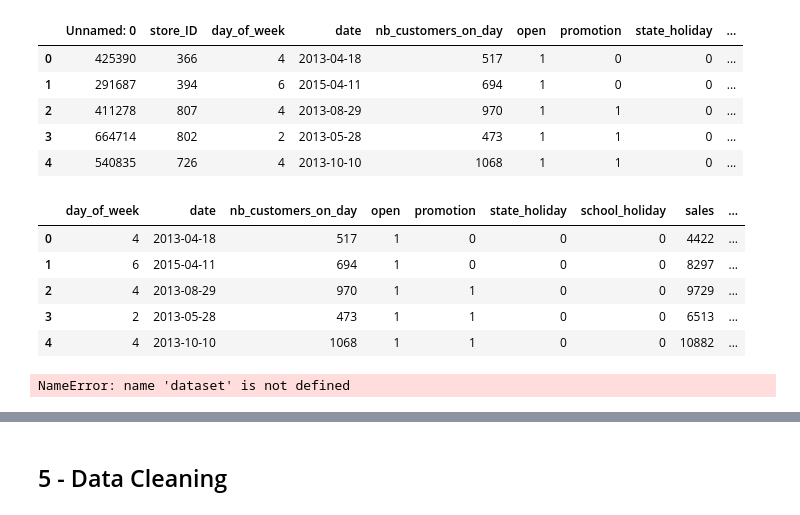
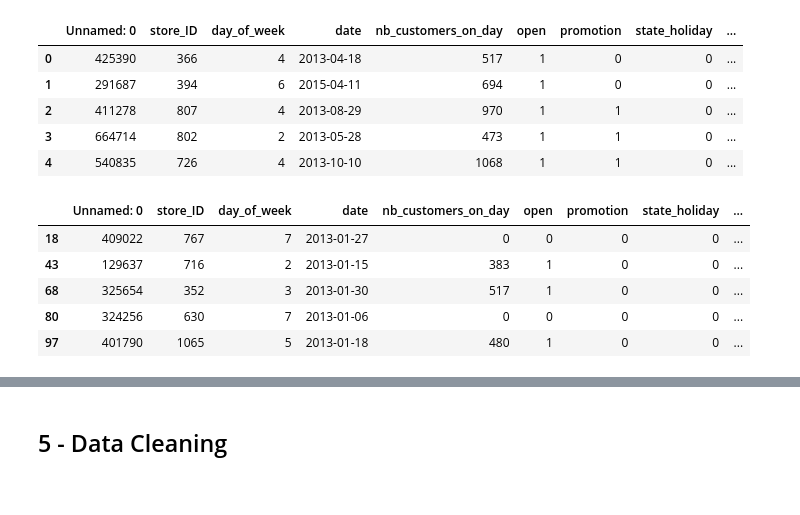
Before and after one commit to shaniewill/IronHack_IronKeggle-_OneTeamOneDream_Uschi_Shanie_Alex, a Jupyter notebook: group1.ipynb, the cells around one changed output, grey strips where cells are left out. Saved outputs shown, nothing was run; the diff lists cells and outputs as text; code cells hidden in the pictures.

```diff
--- a/group1.ipynb
+++ b/group1.ipynb
@@ -171,17 +165,12 @@ display(date_df.head())
 | 3 | 664714 | 802 | 2 | 2013-05-28 | 473 | 1 | 1 | 0 | ... |
 | 4 | 540835 | 726 | 4 | 2013-10-10 | 1068 | 1 | 1 | 0 | ... |
 # %%
-# spiting data, use the 3.3 date soring, cosider time series
-# train, validation, test  set
+date_sorted_df = date_df.sort_values(by=["year","month"])
+date_sorted_df.head()
+# %% [output]
+|  | Unnamed: 0 | store_ID | day_of_week | date | nb_customers_on_day | open | promotion | state_holiday | ... |
+| 18 | 409022 | 767 | 7 | 2013-01-27 | 0 | 0 | 0 | 0 | ... |
+| 43 | 129637 | 716 | 2 | 2013-01-15 | 383 | 1 | 0 | 0 | ... |
+| 68 | 325654 | 352 | 3 | 2013-01-30 | 517 | 1 | 0 | 0 | ... |
+| 80 | 324256 | 630 | 7 | 2013-01-06 | 0 | 0 | 0 | 0 | ... |
+| 97 | 401790 | 1065 | 5 | 2013-01-18 | 480 | 1 | 0 | 0 | ... |
-# %%
-wtest_df = date_df.drop(date_df.columns[0], axis=1)
-display(wtest_df.head())
-wtest_df= date_df.drop(dataset["open"]==0)
-# %% [output]
-|  | day_of_week | date | nb_customers_on_day | open | promotion | state_holiday | school_holiday | sales | ... |
-| 0 | 4 | 2013-04-18 | 517 | 1 | 0 | 0 | 0 | 4422 | ... |
-| 1 | 6 | 2015-04-11 | 694 | 1 | 0 | 0 | 0 | 8297 | ... |
-| 2 | 4 | 2013-08-29 | 970 | 1 | 1 | 0 | 0 | 9729 | ... |
-| 3 | 2 | 2013-05-28 | 473 | 1 | 1 | 0 | 0 | 6513 | ... |
-| 4 | 4 | 2013-10-10 | 1068 | 1 | 1 | 0 | 0 | 10882 | ... |
-NameError: name 'dataset' is not defined
```
Also changed, not shown: parts of 33 cells of this notebook, 1 other file.
